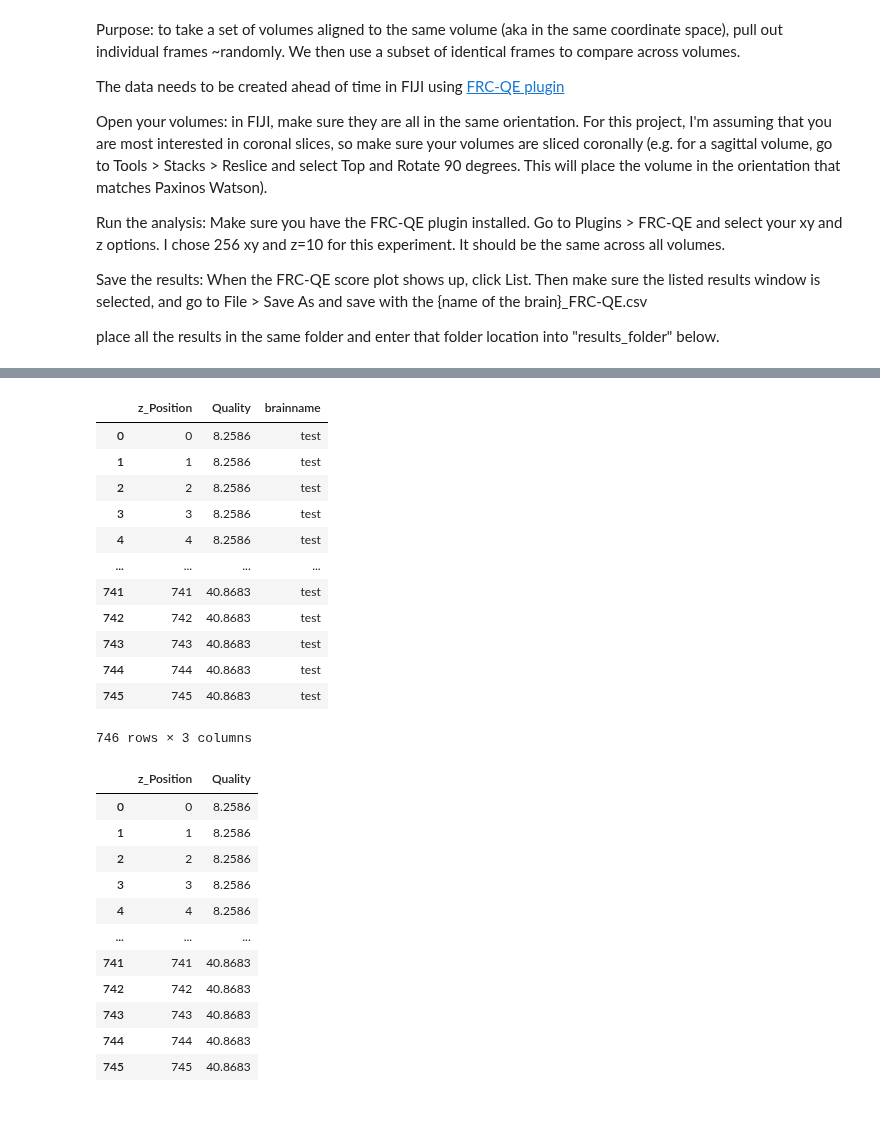
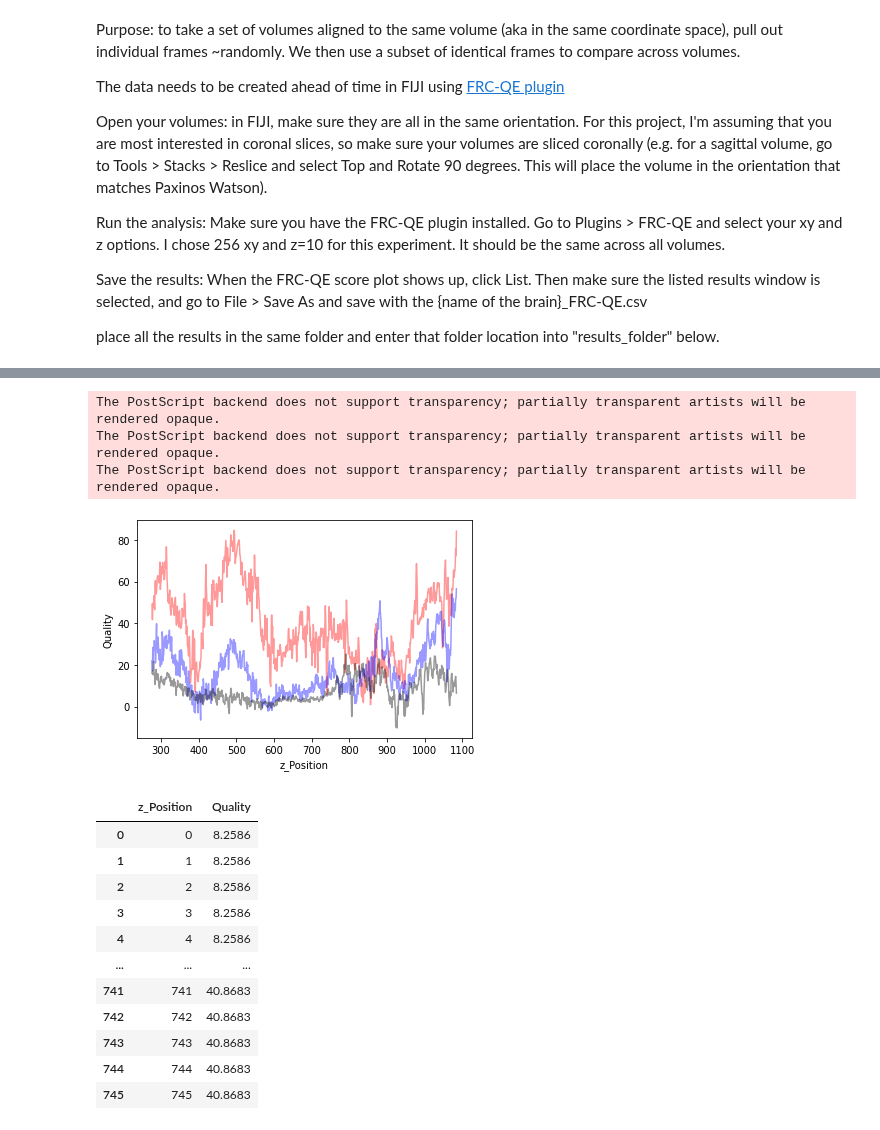
Before and after one commit to PrincetonUniversity/BrainPipe, a Jupyter notebook: tools/analysis/quantify_clearness.ipynb, the cells around one changed output, grey strips where cells are left out. Drawn from its saved outputs; the diff is of its cells as text; code cells hidden in the pictures.

```diff
--- a/tools/analysis/quantify_clearness.ipynb
+++ b/tools/analysis/quantify_clearness.ipynb
@@ -45,16 +40,10 @@ sns.swarmplot(x="brainname",y="Quality",data=braindata,alpha=0.4, color="k")
-# %%
-braindata
-# %% [output]
-|  | z_Position | Quality | brainname |
-| 0 | 0 | 8.2586 | test |
-| 1 | 1 | 8.2586 | test |
-| 2 | 2 | 8.2586 | test |
-| 3 | 3 | 8.2586 | test |
-| 4 | 4 | 8.2586 | test |
-| ... | ... | ... | ... |
-| 741 | 741 | 40.8683 | test |
-| 742 | 742 | 40.8683 | test |
-| 743 | 743 | 40.8683 | test |
-| 744 | 744 | 40.8683 | test |
-| 745 | 745 | 40.8683 | test |
-746 rows × 3 columns
+# %%
+sns.lineplot(x="z_Position",y="Quality",data=subd[subd.brainname=="z268"],alpha=0.4,color="r")
+sns.lineplot(x="z_Position",y="Quality",data=subd[subd.brainname=="k320"],alpha=0.4,color="b")
+sns.lineplot(x="z_Position",y="Quality",data=subd[subd.brainname=="a235"],alpha=0.4,color="k")
+plt.savefig('/Users/emilydennis/Desktop/plt.eps')
+# %% [output]
+The PostScript backend does not support transparency; partially transparent artists will be rendered opaque.
+The PostScript backend does not support transparency; partially transparent artists will be rendered opaque.
+The PostScript backend does not support transparency; partially transparent artists will be rendered opaque.
+[figure, added]
```
Also changed, not shown: parts of 6 cells of this notebook, 1 other file.
